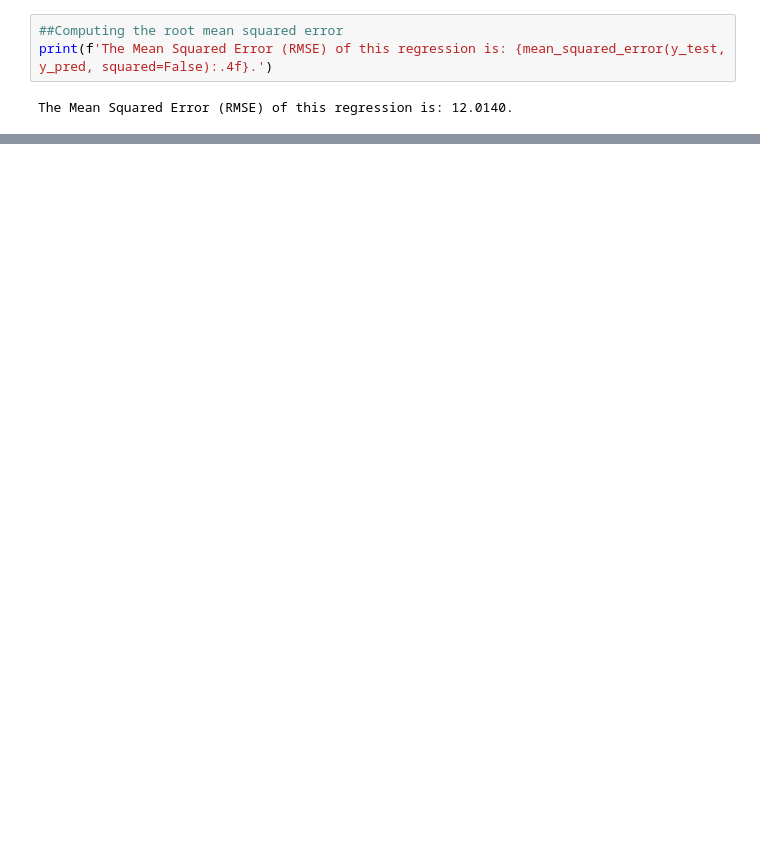
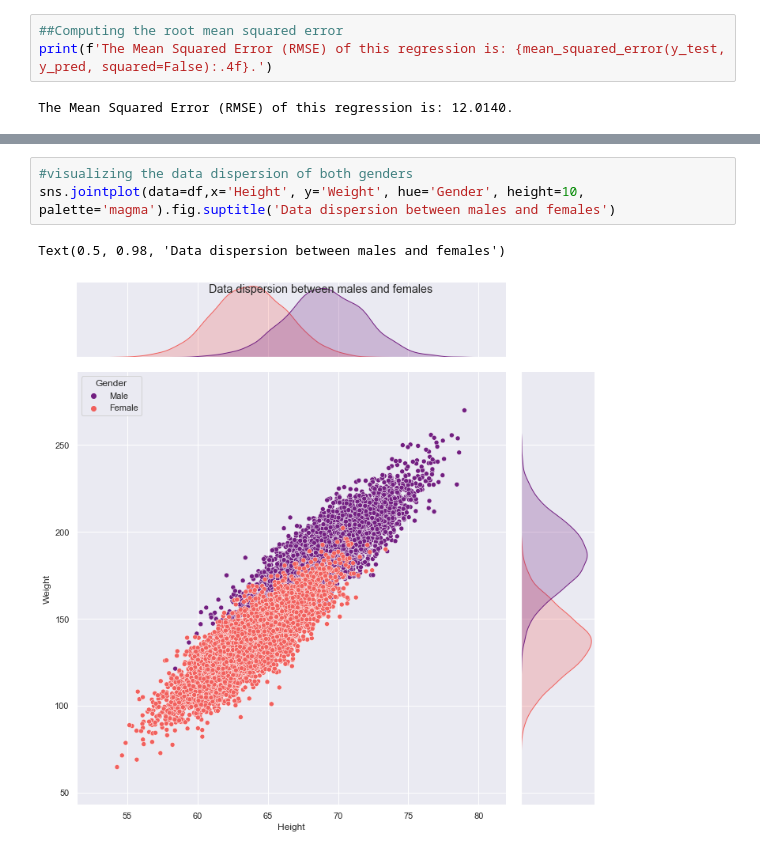
Before and after one commit to o-guilherme/Exercicios-IFSP, a Jupyter notebook: analise-estatistica/Exercise 2022-05-05/Exercise 2022-05-05.ipynb, the cells around one changed output, grey strips where cells are left out. Drawn from its saved outputs; the diff is of its cells as text; blank space fills up the shorter version.

```diff
--- a/analise-estatistica/Exercise 2022-05-05/Exercise 2022-05-05.ipynb
+++ b/analise-estatistica/Exercise 2022-05-05/Exercise 2022-05-05.ipynb
@@ -158,0 +198,6 @@ The Mean Squared Error (RMSE) of this regression is: 12.0140.
+# %%
+#visualizing the data dispersion of both genders
+sns.jointplot(data=df,x='Height', y='Weight', hue='Gender', height=10, palette='magma').fig.suptitle('Data dispersion between males and females')
+# %% [output]
+Text(0.5, 0.98, 'Data dispersion between males and females')
+[figure, added]
```
Also changed, not shown: parts of 33 cells of this notebook.
